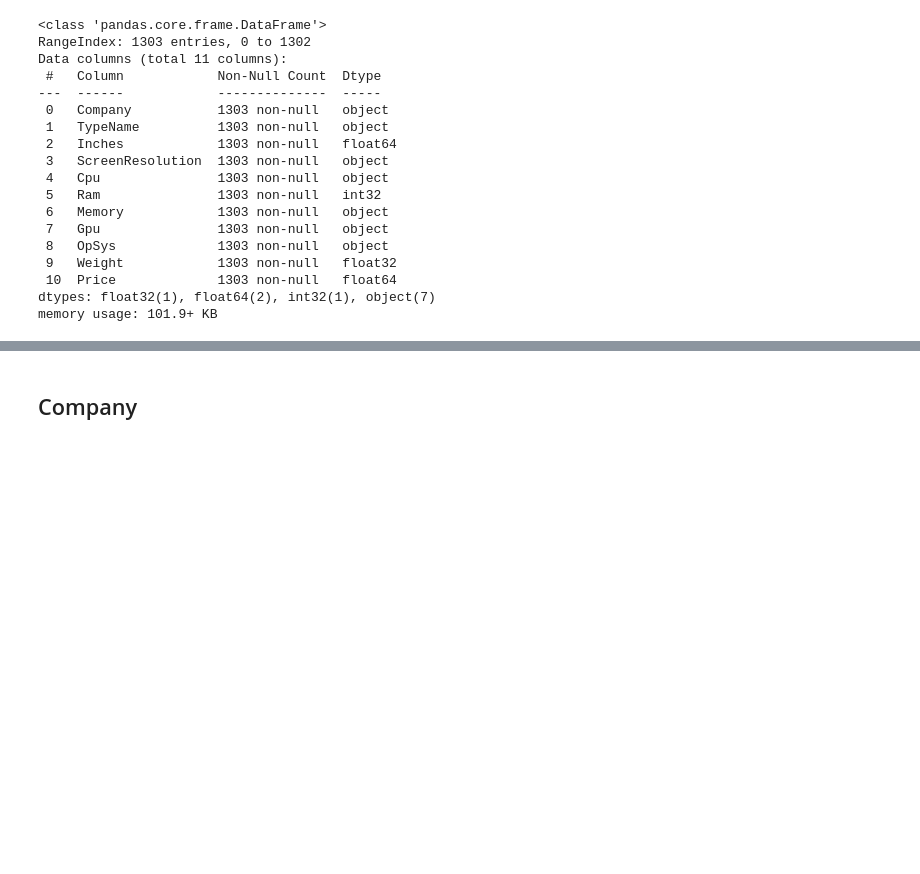
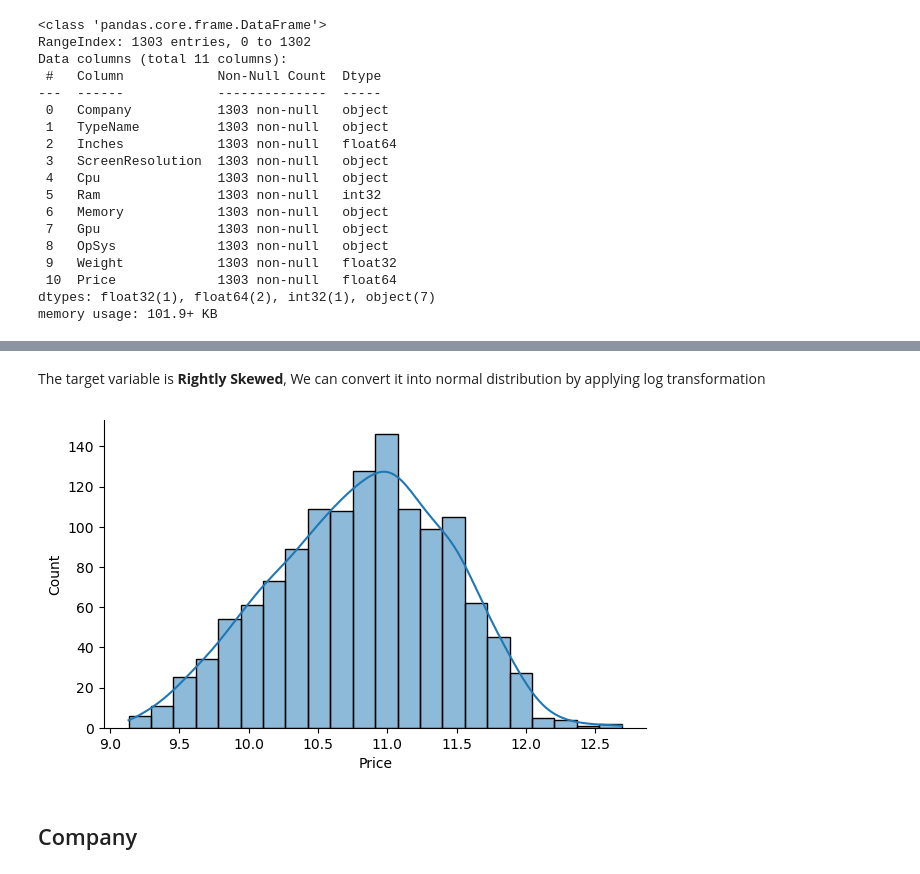
Before and after one commit to Sarang1995/laptop_price_prediction, a Jupyter notebook: Laptop_price_prediction.ipynb, the cells around one changed output, grey strips where cells are left out. Saved outputs shown, nothing was run; the diff lists cells and outputs as text; code cells hidden in the pictures; blank space fills up the shorter version.

```diff
--- a/Laptop_price_prediction.ipynb
+++ b/Laptop_price_prediction.ipynb
@@ -169,3 +283,11 @@ laptops.head()
+# %% [markdown]
+The target variable is **Rightly Skewed**, We can convert it into normal distribution by applying log transformation
+# %%
+sns.histplot(np.log(laptops['Price']), kde=True)
+
+sns.despine()
+# %% [output]
+[figure, added]
 # %% [markdown]
 ## Company
 # %%
```
Also changed, not shown: parts of 133 cells of this notebook.
